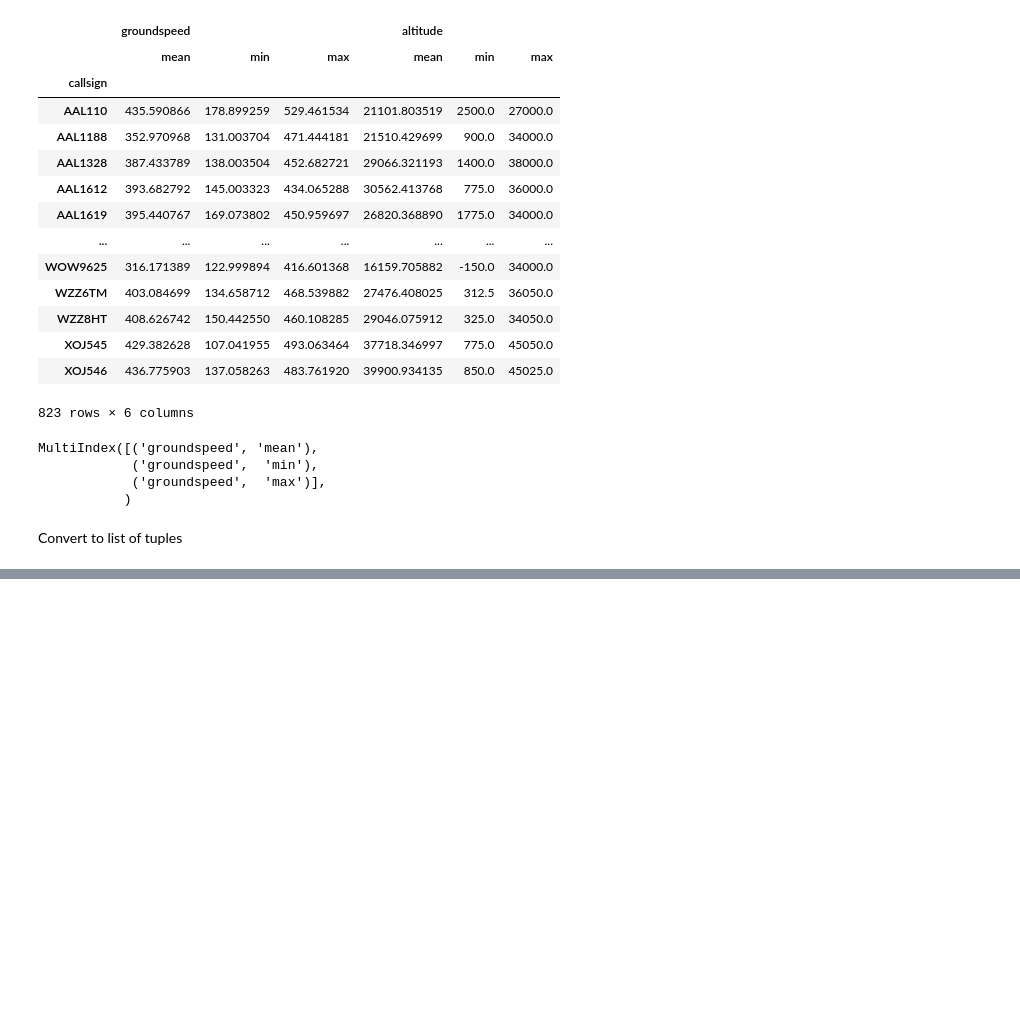
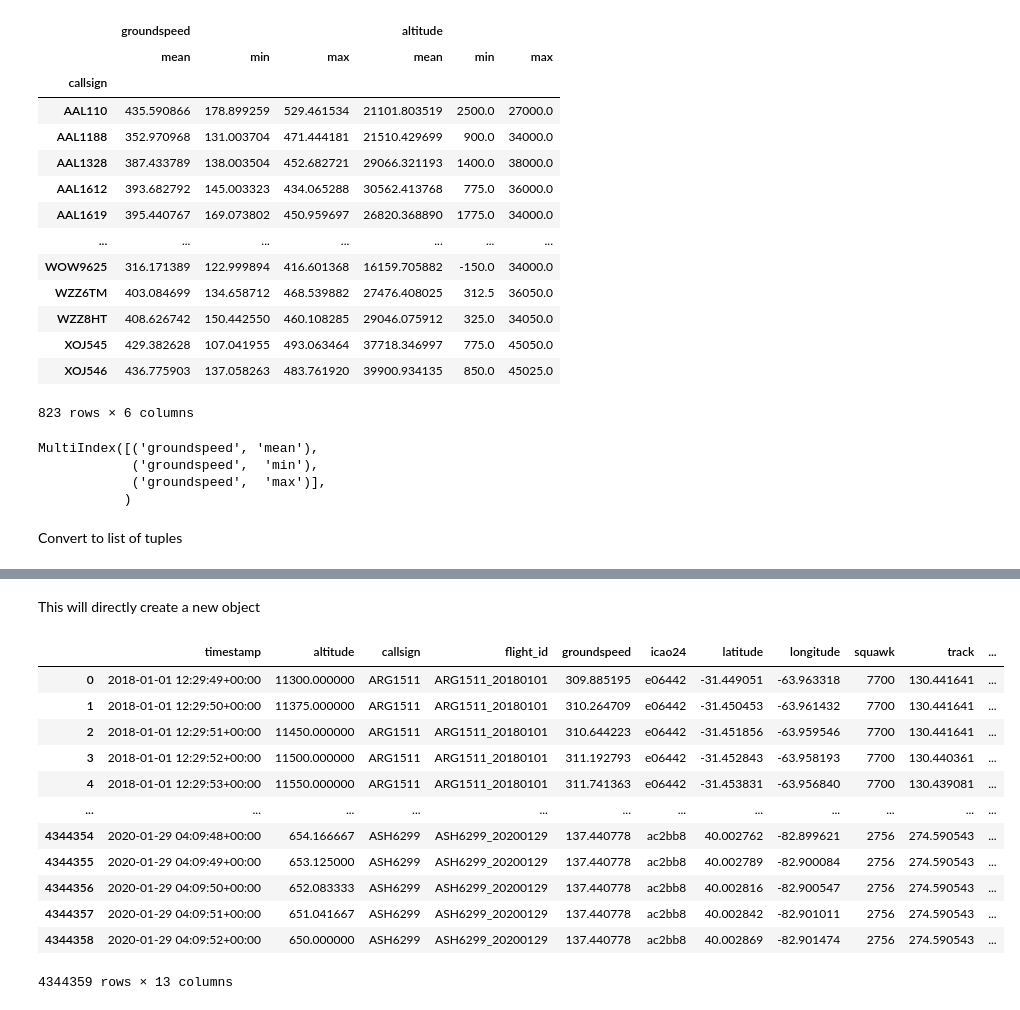
Before and after one commit to kachraz/ytlpda, a Jupyter notebook: KAG/ytleapan.ipynb, the cells around one changed output, grey strips where cells are left out. Drawn from its saved outputs; the diff is of its cells as text; code cells hidden in the pictures; blank space fills up the shorter version.

```diff
--- a/KAG/ytleapan.ipynb
+++ b/KAG/ytleapan.ipynb
@@ -1142,0 +1167,2 @@ Convert to list of tuples
+# %%
+df['altpanty'] = df['altitude'] / 90
@@ -1142,0 +1178,18 @@ Convert to list of tuples
+# %% [markdown]
+This will directly create a new object
+# %%
+df.assign(al3 = df['altitude']/2)
+# %% [output]
+|  | timestamp | altitude | callsign | flight_id | groundspeed | icao24 | latitude | longitude | squawk | track | ... |
+| 0 | 2018-01-01 12:29:49+00:00 | 11300.000000 | ARG1511 | ARG1511_20180101 | 309.885195 | e06442 | -31.449051 | -63.963318 | 7700 | 130.441641 | ... |
+| 1 | 2018-01-01 12:29:50+00:00 | 11375.000000 | ARG1511 | ARG1511_20180101 | 310.264709 | e06442 | -31.450453 | -63.961432 | 7700 | 130.441641 | ... |
+| 2 | 2018-01-01 12:29:51+00:00 | 11450.000000 | ARG1511 | ARG1511_20180101 | 310.644223 | e06442 | -31.451856 | -63.959546 | 7700 | 130.441641 | ... |
+| 3 | 2018-01-01 12:29:52+00:00 | 11500.000000 | ARG1511 | ARG1511_20180101 | 311.192793 | e06442 | -31.452843 | -63.958193 | 7700 | 130.440361 | ... |
+| 4 | 2018-01-01 12:29:53+00:00 | 11550.000000 | ARG1511 | ARG1511_20180101 | 311.741363 | e06442 | -31.453831 | -63.956840 | 7700 | 130.439081 | ... |
+| ... | ... | ... | ... | ... | ... | ... | ... | ... | ... | ... | ... |
+| 4344354 | 2020-01-29 04:09:48+00:00 | 654.166667 | ASH6299 | ASH6299_20200129 | 137.440778 | ac2bb8 | 40.002762 | -82.899621 | 2756 | 274.590543 | ... |
+| 4344355 | 2020-01-29 04:09:49+00:00 | 653.125000 | ASH6299 | ASH6299_20200129 | 137.440778 | ac2bb8 | 40.002789 | -82.900084 | 2756 | 274.590543 | ... |
+| 4344356 | 2020-01-29 04:09:50+00:00 | 652.083333 | ASH6299 | ASH6299_20200129 | 137.440778 | ac2bb8 | 40.002816 | -82.900547 | 2756 | 274.590543 | ... |
+| 4344357 | 2020-01-29 04:09:51+00:00 | 651.041667 | ASH6299 | ASH6299_20200129 | 137.440778 | ac2bb8 | 40.002842 | -82.901011 | 2756 | 274.590543 | ... |
+| 4344358 | 2020-01-29 04:09:52+00:00 | 650.000000 | ASH6299 | ASH6299_20200129 | 137.440778 | ac2bb8 | 40.002869 | -82.901474 | 2756 | 274.590543 | ... |
+4344359 rows × 13 columns
```
Also changed, not shown: parts of 8 cells of this notebook.
